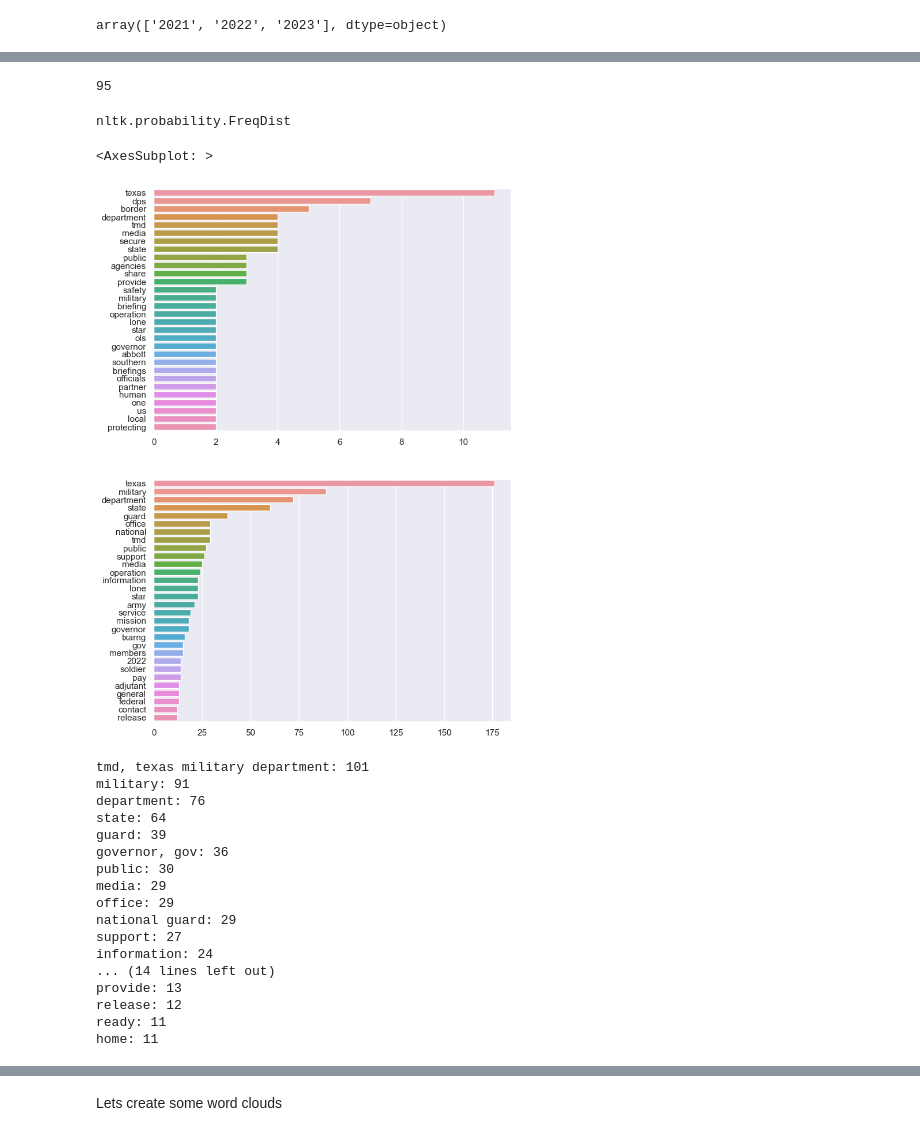
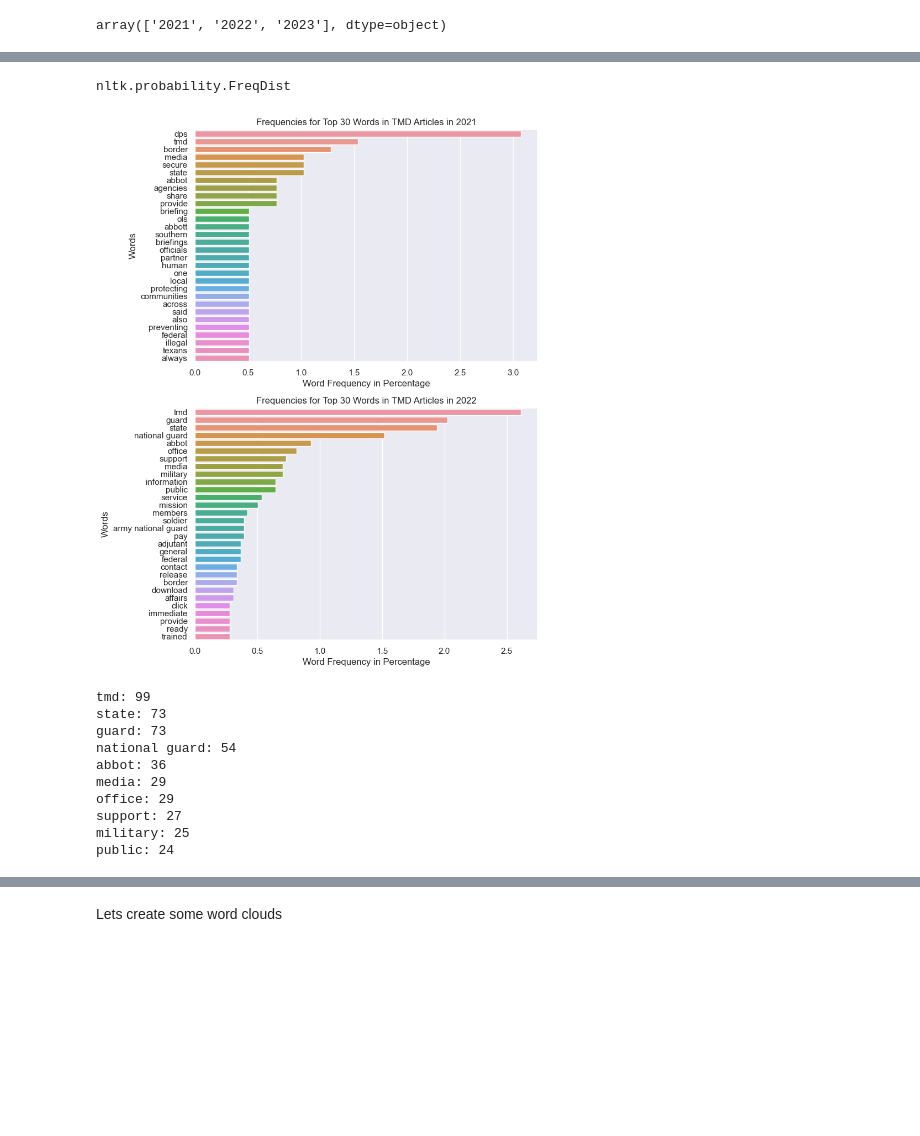
Before and after one commit to djryn/OLS_resesarch, a Jupyter notebook: TMD_scrape.ipynb, the cells around one changed output, grey strips where cells are left out. Saved outputs shown, nothing was run; the diff lists cells and outputs as text; code cells hidden in the pictures; blank space fills up the shorter version.

Commit message:
made graphs in percentages, fixed word cloud for tmd

```diff
--- a/TMD_scrape.ipynb
+++ b/TMD_scrape.ipynb
@@ -83,12 +83,12 @@ Now lets look at how many articles we obtained from the TMD website
 # %%
 total = 0
 for year in tmd_results_map:
-    total = total + len(tmd_results_map2[year])
+    total = total + len(tmd_results_map[year])
 print(total, "total articles containing \"Operation Lone Star\"")
 
 total = 0
 for year in tmd_no_results_map:
-    total = total + len(tmd_no_results_map2[year])
+    total = total + len(tmd_no_results_map[year])
 print(total, "total articles not containing \"Operation Lone Star\"")
 # %% [output]
 11 total articles containing "Operation Lone Star"
@@ -156,6 +156,12 @@ print(tmd_results_np[2])
 tmd_results_np['date']
 # %% [output]
 array(['2021', '2022', '2023'], dtype=object)
+# %%
+def rep(s, words):
+    for key in words:
+        for value in words[key]:
+            s = s.replace(value, key)
+    return s
 # %%
 from nltk.tokenize import RegexpTokenizer
 import re
@@ -249,11 +248,6 @@ department of public safety: 0
 tmd_freqs['2022']['tmd, texas military department'] = tmd_freqs['2022']['tmd'] + tmd_freqs['2022']['texas military department']
 tmd_freqs['tmd'] = 0
 tmd_freqs['texas military department'] = 0
-# %%
-tmd_freqs['2022']['tmd, texas military department']
-tmd
-# %% [output]
-95
 # %%
 type(tmd_freqs['2021'])
 # %% [output]
@@ -264,24 +260,32 @@ import matplotlib.pyplot as plt
 # %%
-tmd_top_words_2021 = tmd_freqs['2021'].most_common(30)
-tmd_top_words_2022 = tmd_freqs['2022'].most_common(30)
+tmd_top_words_2021 = [(k ,(v/total_words[0])*100) for k, v in tmd_freqs['2021'].most_common(30)]
+tmd_top_words_2022 = [(k ,(v/total_words[1])*100) for k, v in tmd_freqs['2022'].most_common(30)]
 
 
 # Create a bar plot of the most common words
 fig, axes = plt.subplots(2,1,figsize=(8,12))
 sns.set(style="darkgrid")
-sns.barplot(ax = axes[0],
-            x=[w[1] for w in tmd_top_words_2021],
-            y=[w[0] for w in tmd_top_words_2021])
+plot_2021 = sns.barplot(ax = axes[0],
+                        x=[w[1] for w in tmd_top_words_2021],
+                        y=[w[0] for w in tmd_top_words_2021])
+plot_2021.set(xlabel='Word Frequency in Percentage',
+              ylabel='Words',
+              title='Frequencies for Top 30 Words in TMD Articles in 2021')
 
-sns.barplot(ax = axes[1],
-            x=[w[1] for w in tmd_top_words_2022],
-            y=[w[0] for w in tmd_top_words_2022])
+
+plot_2022 = sns.barplot(ax = axes[1],
+                        x=[w[1] for w in tmd_top_words_2022],
+                        y=[w[0] for w in tmd_top_words_2022])
+plot_2022.set(xlabel='Word Frequency in Percentage',
+              ylabel='Words',
+              title='Frequencies for Top 30 Words in TMD Articles in 2022')
+plt.show()
 # %% [output]
-<AxesSubplot: >
-[figure, old version]
+[figure, new version]
 # %%
 tmd_all_text = " ".join(tmd_results_np['text'])
 
+tmd_all_text = rep(tmd_all_text, words_to_replace)
 tmd_words = tokenizer.tokenize(tmd_all_text)
 new_tokens = []
 #TODO: make code more readable
@@ -306,30 +310,19 @@ for i in range(len(tmd_words)):
 tmd_filtered_tokens = [token for token in new_tokens if token not in stop_words]
 tmd_fdist = FreqDist(tmd_filtered_tokens)
 
-for key in mapping:
-    value = mapping[key]
-    tmd_fdist[f'{key}, {value}'] = tmd_fdist[key] + tmd_fdist[value]
-    tmd_fdist[key] = 0
-    tmd_fdist[value] = 0
 
-for word, frequency in tmd_fdist.most_common(30):
+
+for word, frequency in tmd_fdist.most_common(10):
     print(f"{word}: {frequency}")
 # %% [output]
-tmd, texas military department: 101
-military: 91
-department: 76
-state: 64
-guard: 39
-governor, gov: 36
-public: 30
+tmd: 99
+state: 73
+guard: 73
+national guard: 54
+abbot: 36
 media: 29
 office: 29
-national guard: 29
 support: 27
-information: 24
-... (14 lines left out)
-provide: 13
-release: 12
-ready: 11
-home: 11
+military: 25
+public: 24
 # %%
```
Also changed, not shown: parts of 5 cells of this notebook.
